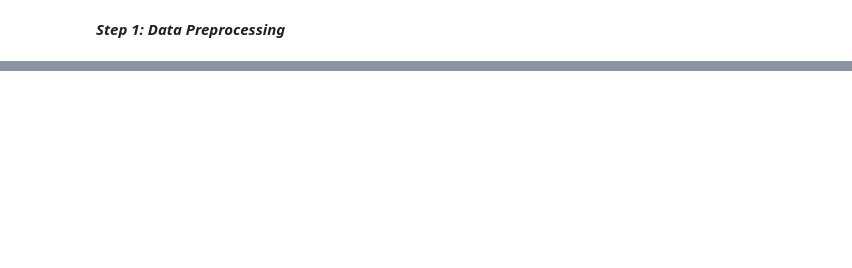
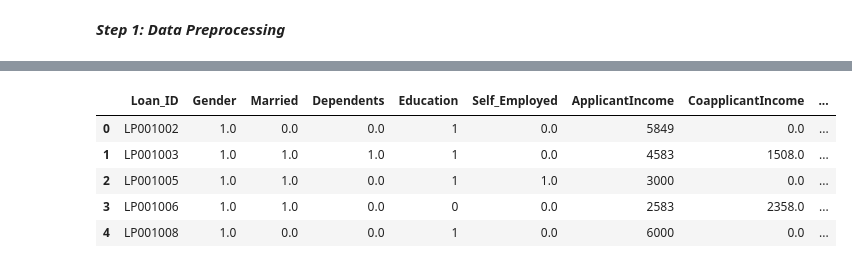
Before and after one commit to nshutielise/BANK-LOAN-PREDICTION-USING-STREAMLIT, a Jupyter notebook: Credit_Score_Model.ipynb, the cells around one changed output, grey strips where cells are left out. Cells and saved outputs as stored; diff of their text form; code cells hidden in the pictures; blank space fills up the shorter version.

```diff
--- a/Credit_Score_Model.ipynb
+++ b/Credit_Score_Model.ipynb
@@ -36,0 +219,2 @@ Drive already mounted at /content/drive; to attempt to forcibly remount, call dr
+# %%
+train_data.Loan_Amount_Term.fillna(train_data.Loan_Amount_Term.mean(), inplace=True)
@@ -36,0 +238,2 @@ Drive already mounted at /content/drive; to attempt to forcibly remount, call dr
+# %%
+train_data.Dependents.fillna(train_data.Dependents.median(), inplace=True)
@@ -36,0 +257,2 @@ Drive already mounted at /content/drive; to attempt to forcibly remount, call dr
+# %%
+train_data.Gender.fillna(np.random.randint(0,2),inplace=True)
@@ -36,0 +276,2 @@ Drive already mounted at /content/drive; to attempt to forcibly remount, call dr
+# %%
+train_data.Self_Employed.fillna(np.random.randint(0,2),inplace=True)
@@ -36,0 +295,9 @@ Drive already mounted at /content/drive; to attempt to forcibly remount, call dr
+# %%
+train_data.head()
+# %% [output]
+|  | Loan_ID | Gender | Married | Dependents | Education | Self_Employed | ApplicantIncome | CoapplicantIncome | ... |
+| 0 | LP001002 | 1.0 | 0.0 | 0.0 | 1 | 0.0 | 5849 | 0.0 | ... |
+| 1 | LP001003 | 1.0 | 1.0 | 1.0 | 1 | 0.0 | 4583 | 1508.0 | ... |
+| 2 | LP001005 | 1.0 | 1.0 | 0.0 | 1 | 1.0 | 3000 | 0.0 | ... |
+| 3 | LP001006 | 1.0 | 1.0 | 0.0 | 0 | 0.0 | 2583 | 2358.0 | ... |
+| 4 | LP001008 | 1.0 | 0.0 | 0.0 | 1 | 0.0 | 6000 | 0.0 | ... |
```
Also changed, not shown: parts of 47 cells of this notebook.
